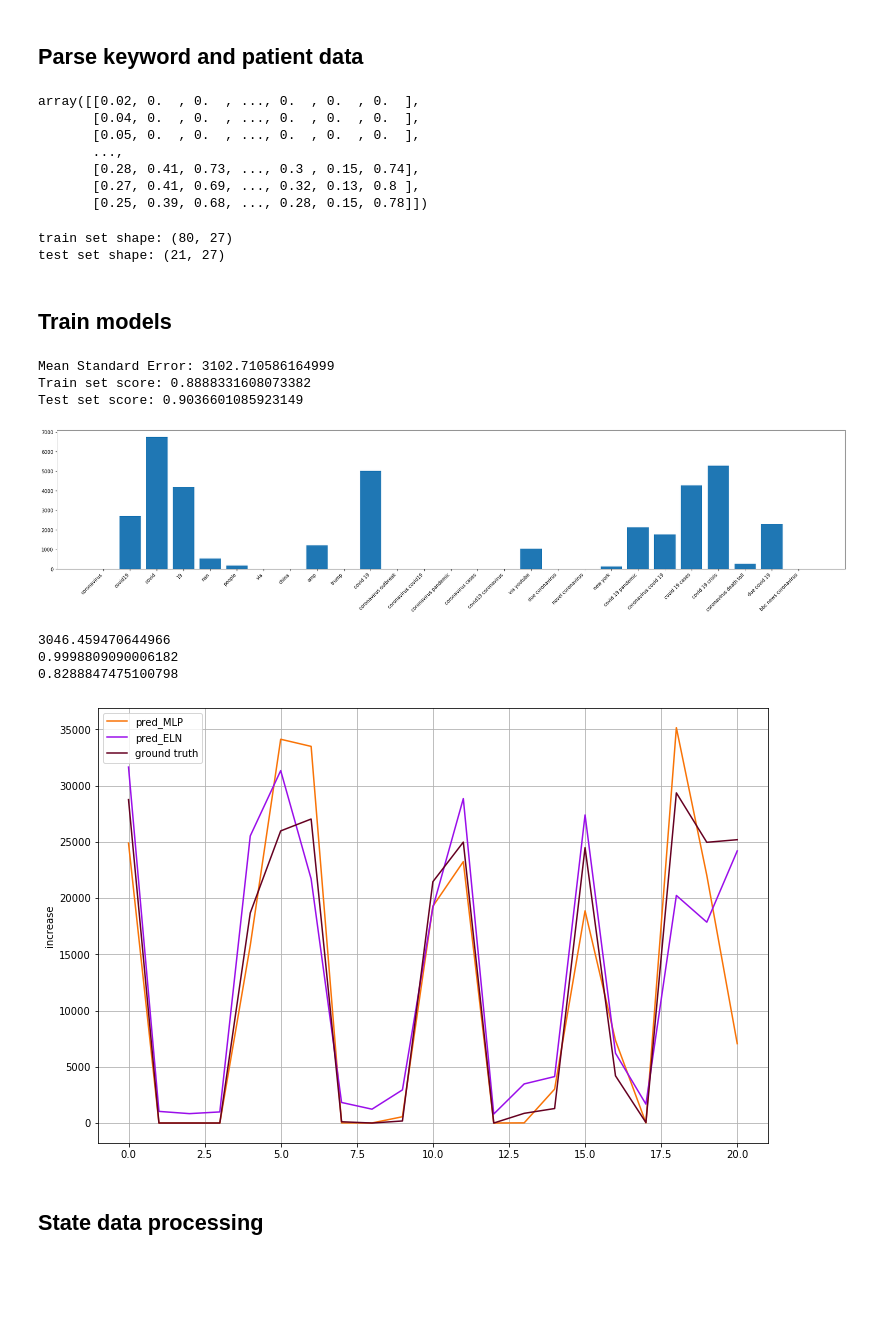
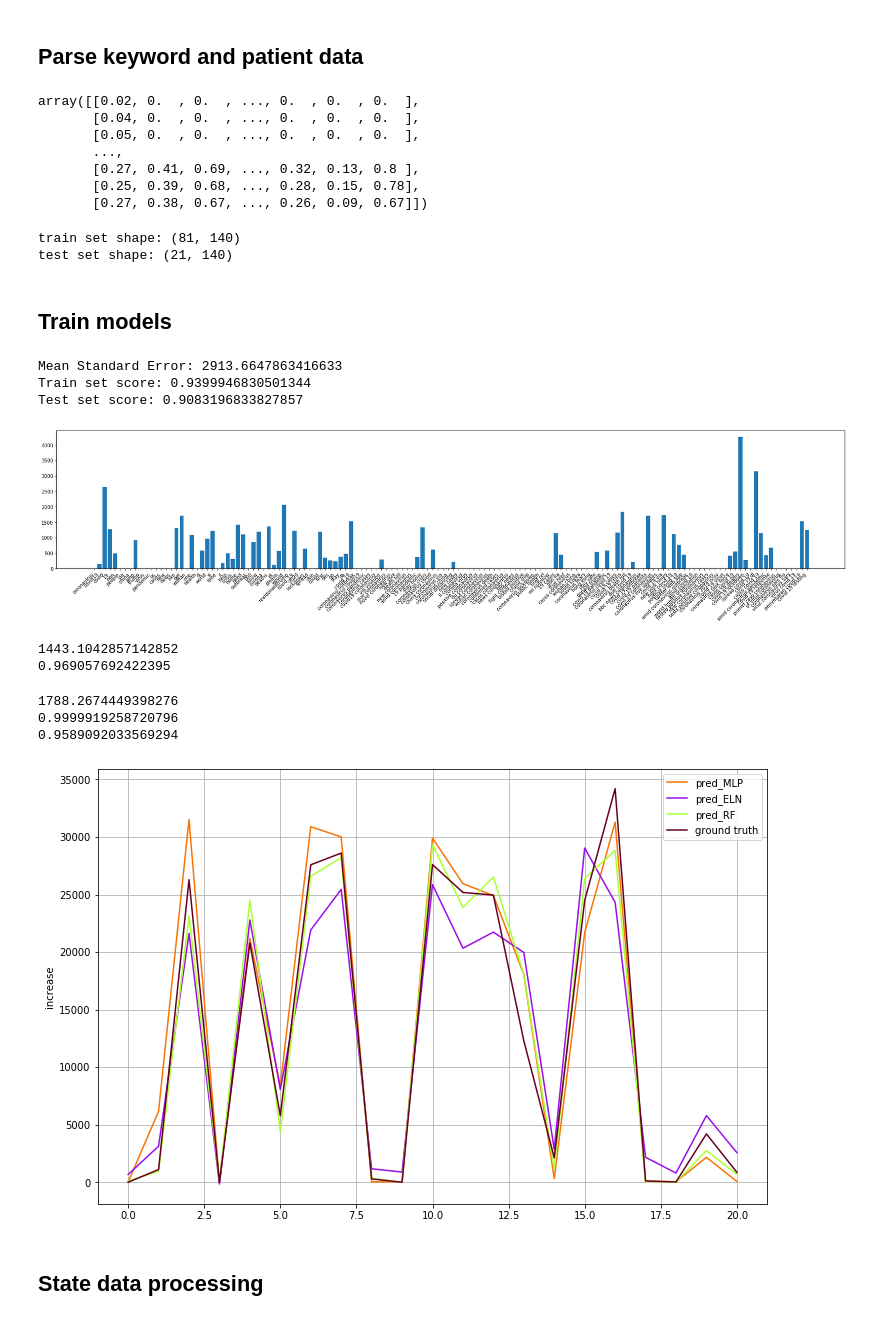
Before and after one commit to Trembleo/DS-GA-1003-Final-proj, a Jupyter notebook: code/COVIDtrends.ipynb, the cells around one changed output. Drawn from its saved outputs; the diff is of its cells as text; code cells hidden in the pictures; blank space fills up the shorter version.

```diff
--- a/code/COVIDtrends.ipynb
+++ b/code/COVIDtrends.ipynb
@@ -65,9 +66,8 @@ for region in region_list:
 # %% [markdown]
 ## Parse keyword and patient data
 # %%
-parser = DataParser(keywords_path=KW_150_US_PATH, cases_path=US_DAILY_PATH,
-                    start_date="20200121",
-                    avg_date=1)
+parser = DataParser(keywords_path=KW_150_US_PATH,cases_path=US_DAILY_PATH,
+                    start_date="2020-01-21",end_date="2020-05-10")
 d_avg = parser.process_labels()
 train_matrix = parser.process_data_sample(label_array=d_avg)
 # %%
@@ -77,18 +77,17 @@ array([[0.02, 0.  , 0.  , ..., 0.  , 0.  , 0.  ],
        [0.04, 0.  , 0.  , ..., 0.  , 0.  , 0.  ],
        [0.05, 0.  , 0.  , ..., 0.  , 0.  , 0.  ],
        ...,
-       [0.28, 0.41, 0.73, ..., 0.3 , 0.15, 0.74],
        [0.27, 0.41, 0.69, ..., 0.32, 0.13, 0.8 ],
-       [0.25, 0.39, 0.68, ..., 0.28, 0.15, 0.78]])
+       [0.25, 0.39, 0.68, ..., 0.28, 0.15, 0.78],
+       [0.27, 0.38, 0.67, ..., 0.26, 0.09, 0.67]])
 # %%
-X_train, X_test, y_train, y_test = train_test_split(train_matrix[train_matrix.shape[0]-d_avg.shape[0]:],
-                                                    d_avg, test_size=0.2, shuffle=True)
+X_train, X_test, y_train, y_test = train_test_split(train_matrix, d_avg[d_avg.shape[0]-train_matrix.shape[0]:], test_size=0.2, shuffle=True)
 # %%
 print("train set shape: {}".format(X_train.shape))
 print("test set shape: {}".format(X_test.shape))
 # %% [output]
-train set shape: (80, 27)
-test set shape: (21, 27)
+train set shape: (81, 140)
+test set shape: (21, 140)
 # %% [markdown]
 ## Train models
 # %%
@@ -107,10 +106,24 @@ fig, ax = plt.subplots(figsize=(30, 6))
 ax.bar(parser.keywords.columns[1:], EN_reg.coef_)
 fig.autofmt_xdate(rotation=45)
 # %% [output]
-Mean Standard Error: 3102.710586164999
-Train set score: 0.8888331608073382
-Test set score: 0.9036601085923149
+Mean Standard Error: 2913.6647863416633
+Train set score: 0.9399946830501344
+Test set score: 0.9083196833827857
-[figure, old version]
+[figure, new version]
+# %%
+## Random Forest
+#########################################################
+RF_reg = RandomForestRegressor(max_depth=20)
+RF_reg.fit(X_train,y_train)
+
+pred_RF = RF_reg.predict(X_test)
+
+diff = y_test-pred_RF
+print(np.mean(abs(diff)))
+print(RF_reg.score(X_test,y_test))
+# %% [output]
+1443.1042857142852
+0.969057692422395
 # %%
 ## MLP
 #########################################################
@@ -124,22 +137,23 @@ print(np.mean(abs(diff)))
 print(MLP_regressor.score(X_train,y_train))
 print(MLP_regressor.score(X_test,y_test))
 # %% [output]
-3046.459470644966
-0.9998809090006182
-0.8288847475100798
+1788.2674449398276
+0.9999919258720796
+0.9589092033569294
 # %%
 fig = plt.figure(figsize=(12,8))
 ax1 = fig.add_subplot()
 ax1.plot(pred_MLP, 'xkcd:orange')
 ax1.plot(pred_ELN, 'xkcd:violet')
+ax1.plot(pred_RF, 'xkcd:lime')
 ax1.plot(y_test, 'xkcd:maroon')
 # ax1.set_ylim([0, 40000])
 ax1.set_ylabel('increase')
-ax1.legend(['pred_MLP','pred_ELN','ground truth'])
+ax1.legend(['pred_MLP','pred_ELN','pred_RF','ground truth'])
 ax1.grid()
 # ax1.set_title('new increase pred in 4/19-5/2')
 # %% [output]
-[figure, old version]
+[figure, new version]
 # %% [markdown]
 ## State data processing
 # %%
```
Also changed, not shown: parts of 6 cells of this notebook.
